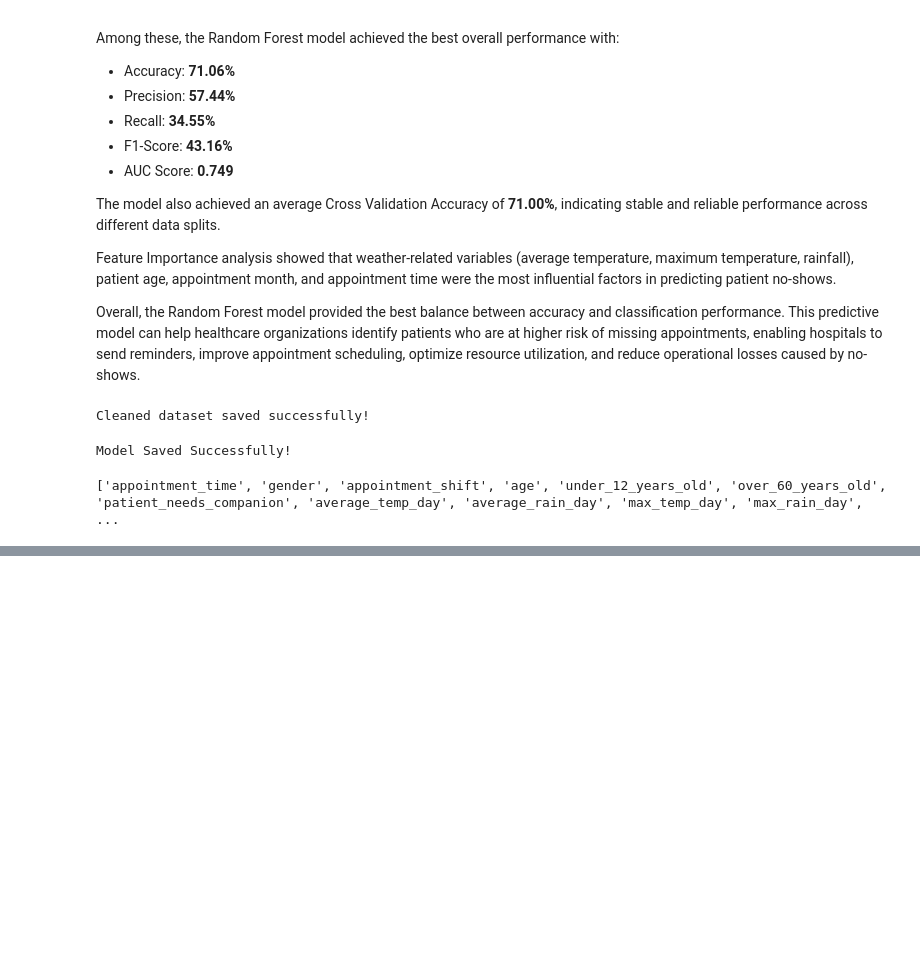
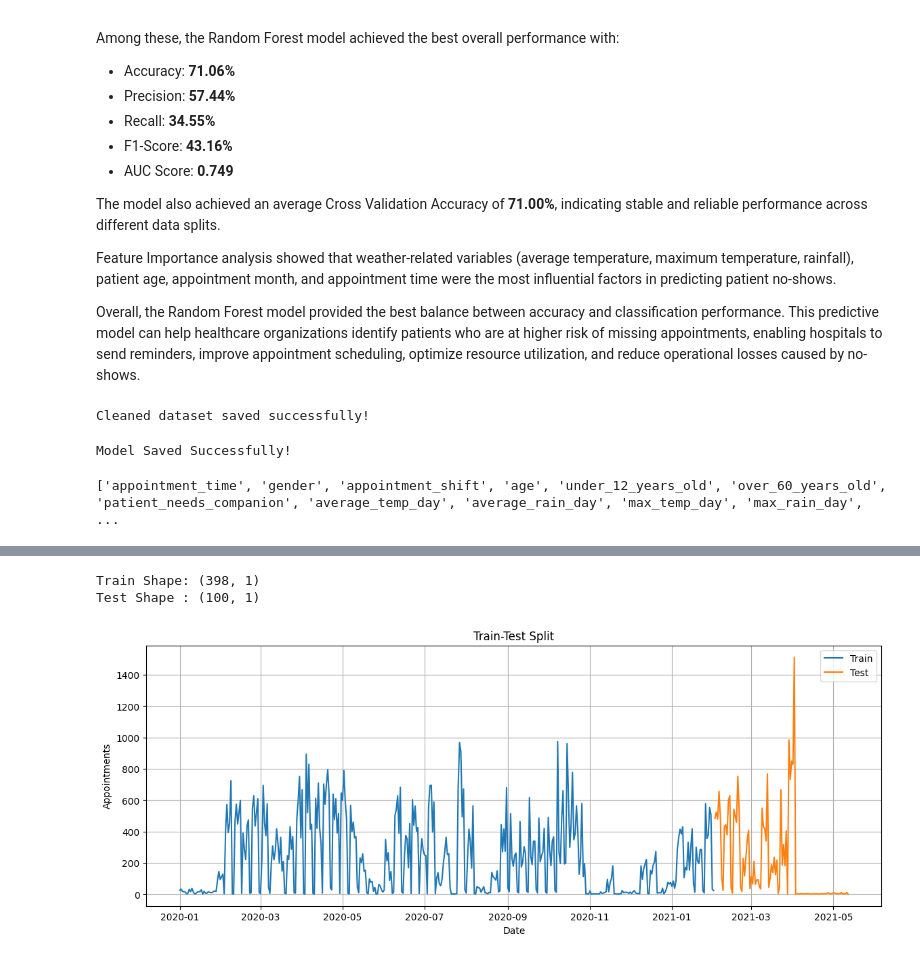
Before and after one commit to anushka-004/Medical_Appointment_no_show_prediction_model, a Jupyter notebook: notebook/medical_noshow.ipynb, the cells around one changed output, grey strips where cells are left out. Cells and saved outputs as stored; diff of their text form; code cells hidden in the pictures; blank space fills up the shorter version.

```diff
--- a/notebook/medical_noshow.ipynb
+++ b/notebook/medical_noshow.ipynb
@@ -1456,0 +1495,9 @@ print(X_train.columns.tolist())
+# %%
+daily_df = (
+    forecast_df
+    .groupby("appointment_date_continuous")
+    .size()
+    .reset_index(name="appointments")
+)
+
+daily_df.head()
@@ -1456,0 +1544,34 @@ print(X_train.columns.tolist())
+# %%
+train_size = int(len(daily_df) * 0.8)
+
+train = daily_df.iloc[:train_size]
+
+test = daily_df.iloc[train_size:]
+
+print("Train Shape:", train.shape)
+print("Test Shape :", test.shape)
+# %% [output]
+Train Shape: (398, 1)
+Test Shape : (100, 1)
+# %%
+import matplotlib.pyplot as plt
+
+plt.figure(figsize=(14,5))
+
+plt.plot(train.index, train["appointments"], label="Train")
+
+plt.plot(test.index, test["appointments"], label="Test")
+
+plt.title("Train-Test Split")
+
+plt.xlabel("Date")
+
+plt.ylabel("Appointments")
+
+plt.legend()
+
+plt.grid(True)
+
+plt.show()
+# %% [output]
+[figure, added]
```
Also changed, not shown: parts of 15 cells of this notebook.
